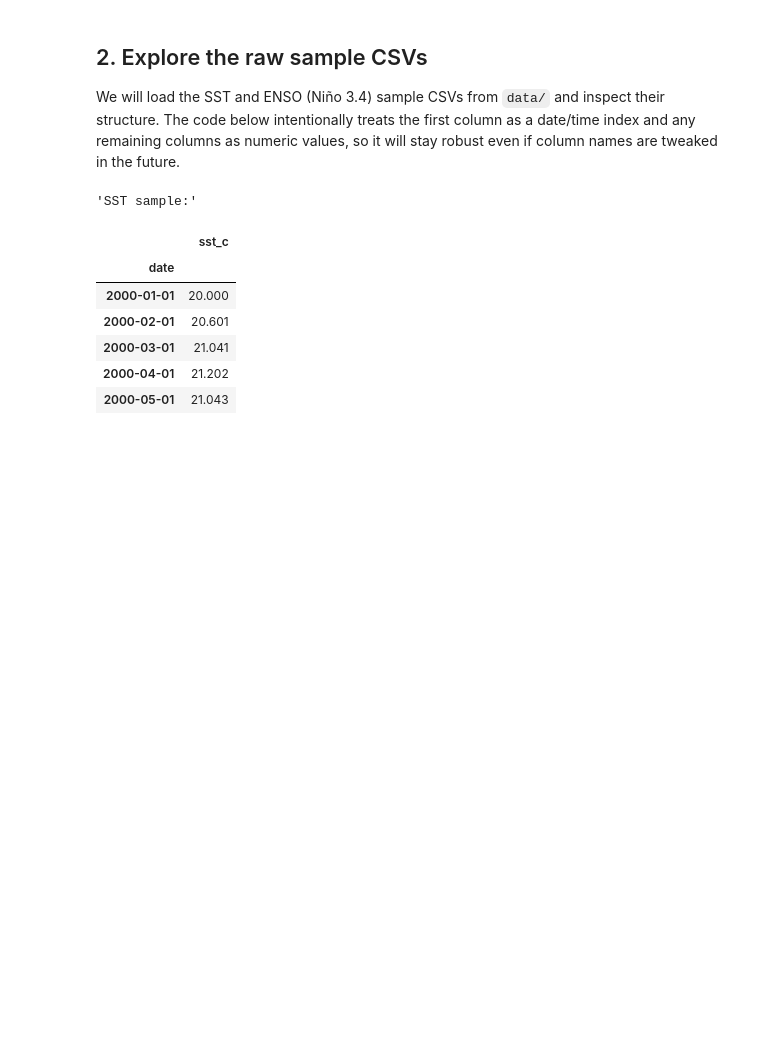
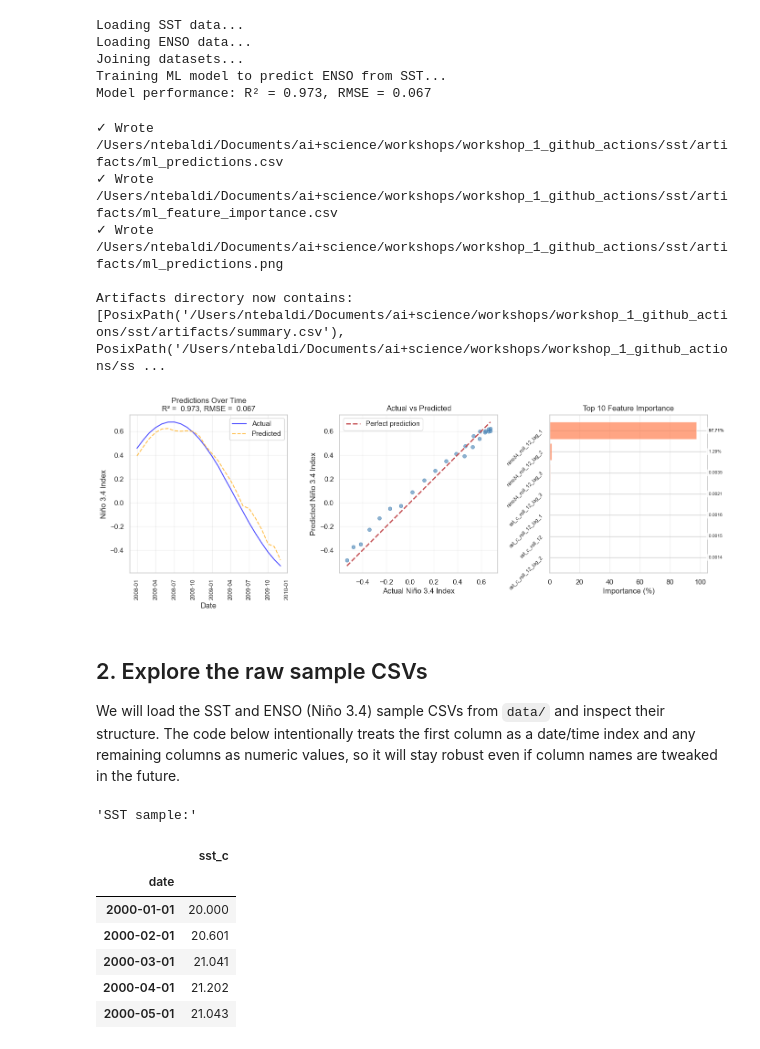
Before and after one commit to chicago-aiscience/workshop-sst, a Jupyter notebook: docs/workshop_sst_demo.ipynb, the cells around one changed output. Saved outputs shown, nothing was run; the diff lists cells and outputs as text; code cells hidden in the pictures; blank space fills up the shorter version.

```diff
--- a/docs/workshop_sst_demo.ipynb
+++ b/docs/workshop_sst_demo.ipynb
@@ -96,3 +53,56 @@ Artifacts directory now contains:
+# %%
+# Run the ML prediction workflow
+print("Loading SST data...")
+sst_df = tidy(load_sst(sst_path), date_col="date", value_col="sst_c", roll=12)
+
+print("Loading ENSO data...")
+enso_df = tidy(load_enso(enso_path), date_col="date", value_col="nino34", roll=12)
+
+print("Joining datasets...")
+joined = join_on_month(sst_df, enso_df, start="2000-01")
+
+print("Training ML model to predict ENSO from SST...")
+results = predict_enso_from_sst(
+    joined,
+    n_lags=3,
+    test_size=0.2,
+    random_state=42,
+    model_path=out_dir / "model.joblib",
+)
+
+print(f"Model performance: R² = {results['r2_score']:.3f}, RMSE = {results['rmse']:.3f}")
+# %% [output]
+Loading SST data...
+Loading ENSO data...
+Joining datasets...
+Training ML model to predict ENSO from SST...
+Model performance: R² = 0.973, RMSE = 0.067
+# %%
+# Save predictions CSV
+predictions_path = out_dir / "ml_predictions.csv"
+results["predictions"].to_csv(predictions_path, index=False)
+print(f"✓ Wrote {predictions_path}")
+
+# Save feature importance CSV
+importance_path = out_dir / "ml_feature_importance.csv"
+results["feature_importance"].to_csv(importance_path, index=False)
+print(f"✓ Wrote {importance_path}")
+
+# Save ML prediction plot
+fig = make_ml_prediction_plot(results)
+plot_path = out_dir / "ml_predictions.png"
+fig.savefig(plot_path, dpi=150, bbox_inches="tight")
+print(f"✓ Wrote {plot_path}")
+
+print(f"\nArtifacts directory now contains:\n{list(out_dir.iterdir())}")
+# %% [output]
+✓ Wrote /Users/ntebaldi/Documents/ai+science/workshops/workshop_1_github_actions/sst/artifacts/ml_predictions.csv
+✓ Wrote /Users/ntebaldi/Documents/ai+science/workshops/workshop_1_github_actions/sst/artifacts/ml_feature_importance.csv
+✓ Wrote /Users/ntebaldi/Documents/ai+science/workshops/workshop_1_github_actions/sst/artifacts/ml_predictions.png
+
+Artifacts directory now contains:
+[PosixPath('/Users/ntebaldi/Documents/ai+science/workshops/workshop_1_github_actions/sst/artifacts/summary.csv'), PosixPath('/Users/ntebaldi/Documents/ai+science/workshops/workshop_1_github_actions/ss ...
+[figure, added]
 # %% [markdown]
 ## 2. Explore the raw sample CSVs
 
```
Also changed, not shown: parts of 11 cells of this notebook, 3 other files.
